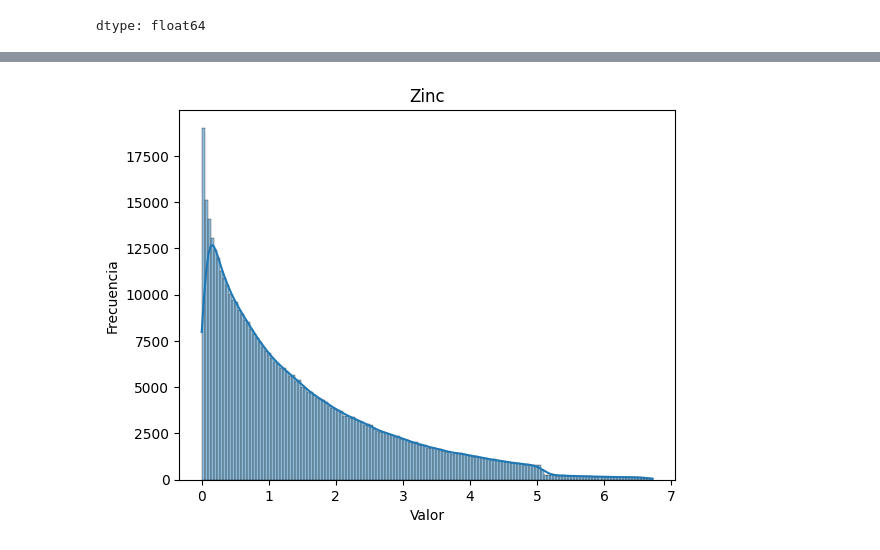
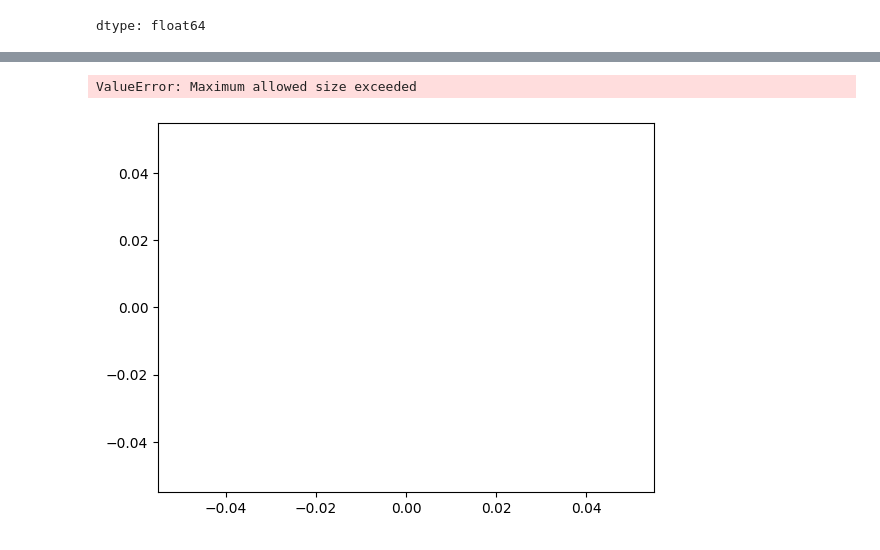
Before and after one commit to Guadalescano/water_quality, a Jupyter notebook: water_quality.ipynb, the cells around one changed output, grey strips where cells are left out. Saved outputs shown, nothing was run; the diff lists cells and outputs as text; code cells hidden in the pictures.

```diff
--- a/water_quality.ipynb
+++ b/water_quality.ipynb
@@ -404,10 +398,0 @@ df['Plomo'].describe()
-# %%
-#Eliminar outliers de la fila Plomo
-
-col4 = 'Plomo'  # ejemplo
-Q1 = df[col4].quantile(0.25)
-Q3 = df[col4].quantile(0.75)
-IQR = Q3 - Q1
-df = df[(df[col4] >= Q1 - 1.5 * IQR) & (df[col4] <= Q3 + 1.5 * IQR)]
-df['Plomo'].isna().sum() #Analizo si hay valor nulos, me da 0.
-df['Plomo'].describe()
@@ -481,9 +489,10 @@ dtype: float64
 # %%
 plt.figure()
-sns.histplot(df['Zinc'], kde=True)
-plt.title('Zinc')
+sns.histplot(df['Plomo'], kde=True)
+plt.title('Plomo')
 plt.xlabel('Valor')
 plt.ylabel('Frecuencia')
 plt.show()
 # %% [output]
+ValueError: Maximum allowed size exceeded
-[figure, old version]
+[figure, new version]
```
Also changed, not shown: parts of 79 cells of this notebook.
